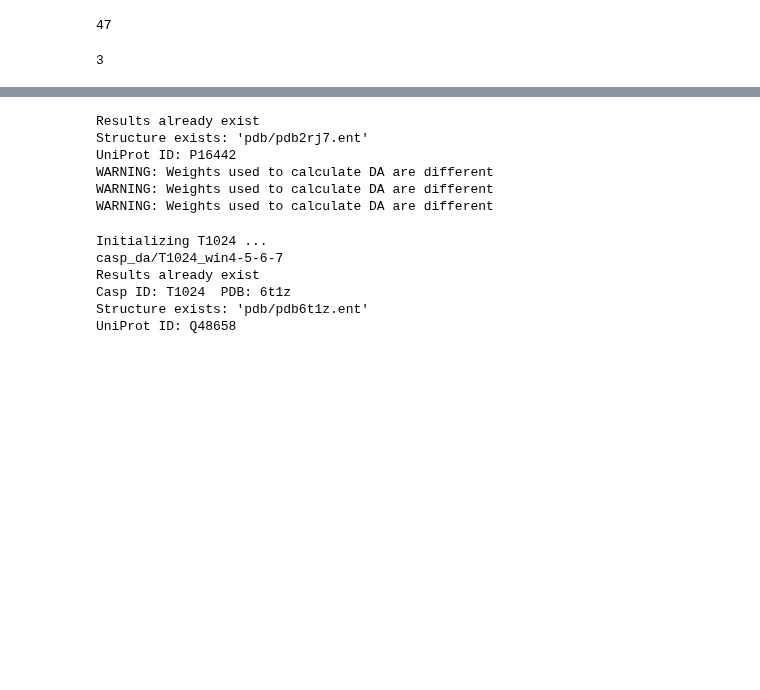
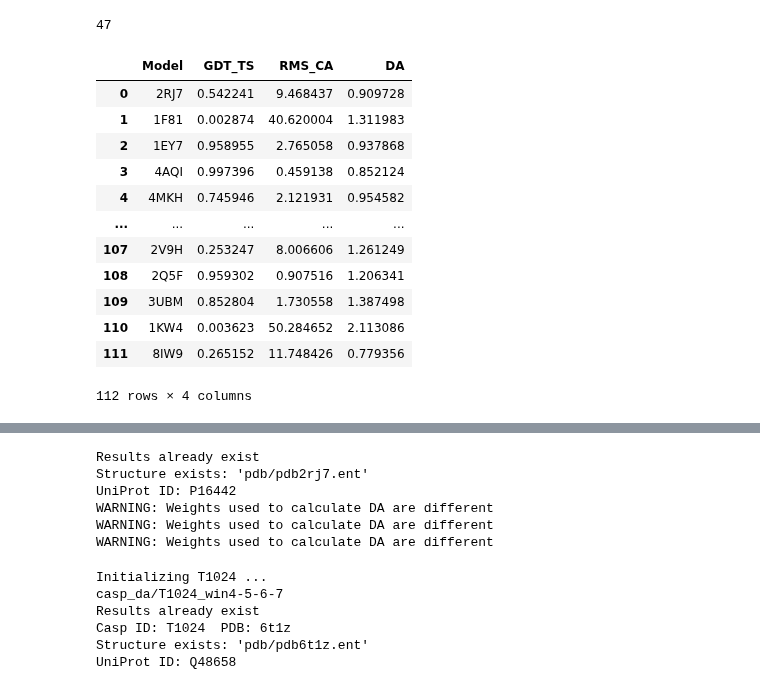
Before and after one commit to Musa-Azeem/protein-dihedral-visualization, a Jupyter notebook: test_other_proteins.ipynb, the cells around one changed output, grey strips where cells are left out. Drawn from its saved outputs; the diff is of its cells as text; code cells hidden in the pictures; blank space fills up the shorter version.

```diff
--- a/test_other_proteins.ipynb
+++ b/test_other_proteins.ipynb
@@ -88,10 +108,22 @@ for pdb_code in pdb_codes:
 total
 # %% [output]
 47
-# %%
-da.queries[3].get_center_idx_pos()
-# %% [output]
-3
+# %%
+results
+# %% [output]
+|  | Model | GDT_TS | RMS_CA | DA |
+| 0 | 2RJ7 | 0.542241 | 9.468437 | 0.909728 |
+| 1 | 1F81 | 0.002874 | 40.620004 | 1.311983 |
+| 2 | 1EY7 | 0.958955 | 2.765058 | 0.937868 |
+| 3 | 4AQI | 0.997396 | 0.459138 | 0.852124 |
+| 4 | 4MKH | 0.745946 | 2.121931 | 0.954582 |
+| ... | ... | ... | ... | ... |
+| 107 | 2V9H | 0.253247 | 8.006606 | 1.261249 |
+| 108 | 2Q5F | 0.959302 | 0.907516 | 1.206341 |
+| 109 | 3UBM | 0.852804 | 1.730558 | 1.387498 |
+| 110 | 1KW4 | 0.003623 | 50.284652 | 2.113086 |
+| 111 | 8IW9 | 0.265152 | 11.748426 | 0.779356 |
+112 rows × 4 columns
 # %%
 import matplotlib.pyplot as plt
 from scipy.stats import linregress
```
Also changed, not shown: parts of 5 cells of this notebook, 2 other files.
